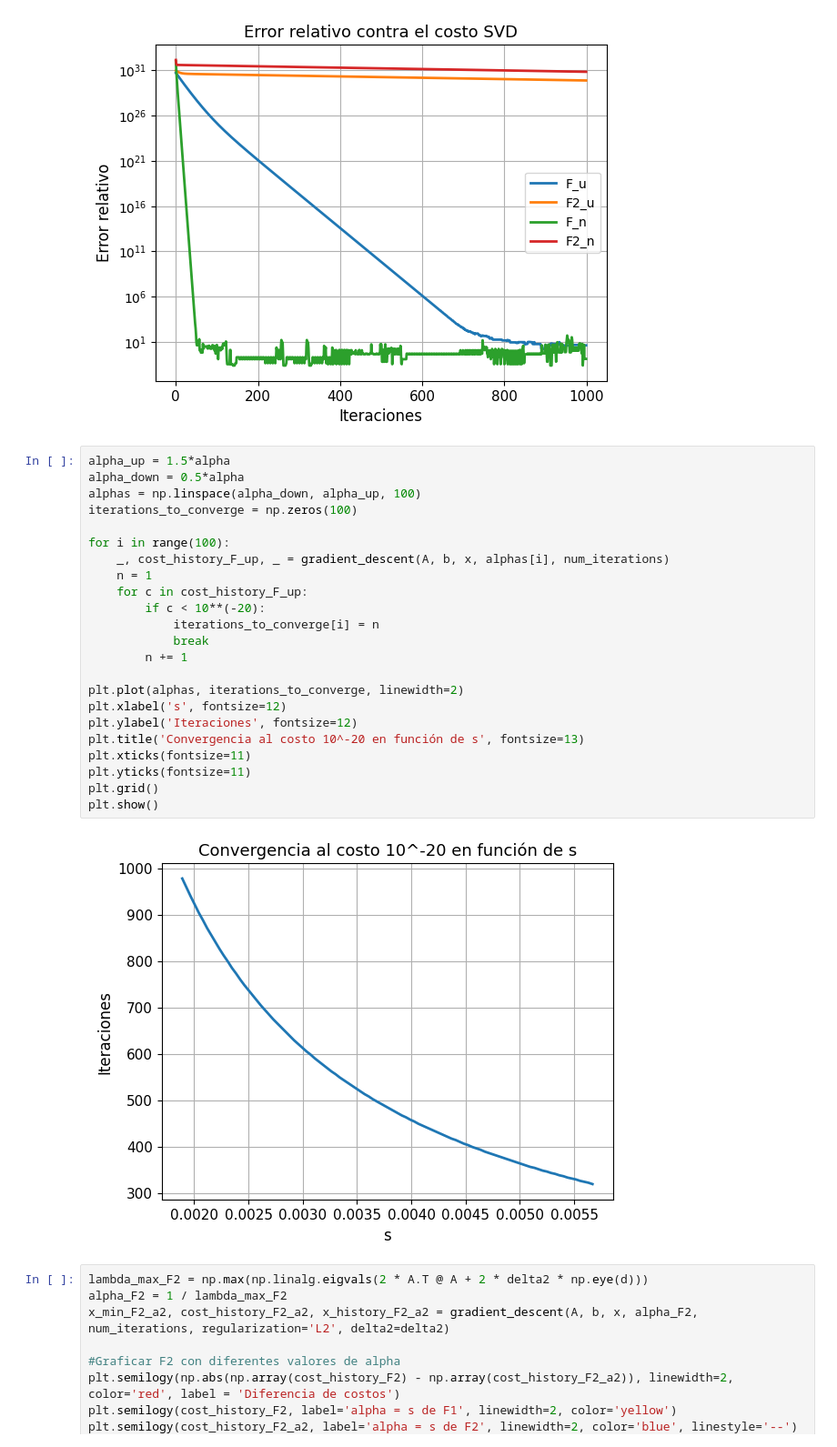
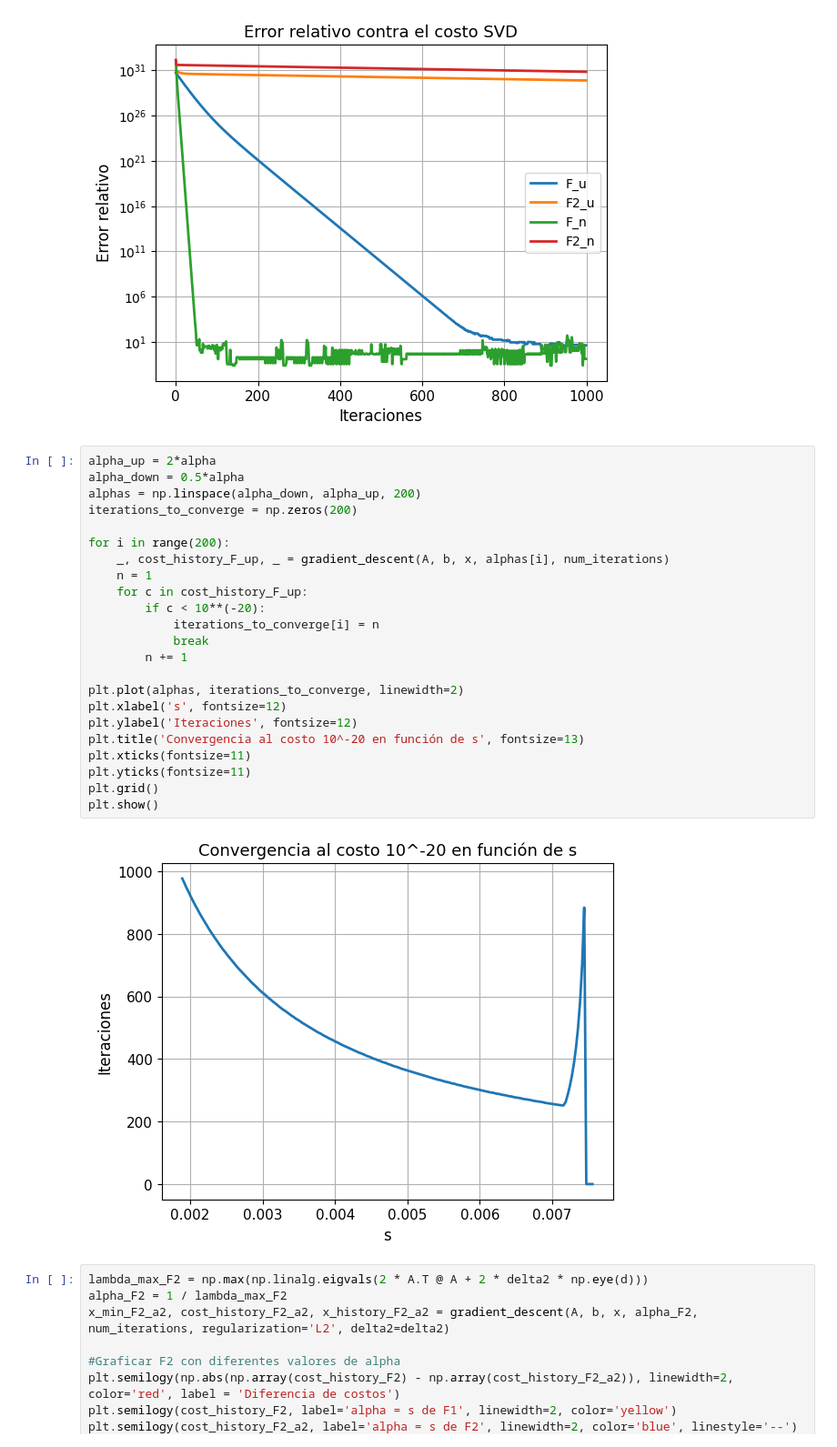
Before and after one commit to BrunoDC-dev/Metodos-numericos-2, a Jupyter notebook: TP4/t1.ipynb, the cells around one changed output. Shown at 91% size. Saved outputs shown, nothing was run; the diff lists cells and outputs as text.

```diff
--- a/TP4/t1.ipynb
+++ b/TP4/t1.ipynb
@@ -179,30 +179,30 @@ plt.show()
 # %% [output]
 [figure]
 # %%
-alpha_up = 1.5*alpha
+alpha_up = 2*alpha
 alpha_down = 0.5*alpha
-alphas = np.linspace(alpha_down, alpha_up, 100)
-iterations_to_converge = np.zeros(100)
+alphas = np.linspace(alpha_down, alpha_up, 200)
+iterations_to_converge = np.zeros(200)
 
-for i in range(100):
+for i in range(200):
     _, cost_history_F_up, _ = gradient_descent(A, b, x, alphas[i], num_iterations)
     n = 1
     for c in cost_history_F_up:
         if c < 10**(-20):
             iterations_to_converge[i] = n
             break
         n += 1
 
 plt.plot(alphas, iterations_to_converge, linewidth=2)
 plt.xlabel('s', fontsize=12)
 plt.ylabel('Iteraciones', fontsize=12)
 plt.title('Convergencia al costo 10^-20 en función de s', fontsize=13)
 plt.xticks(fontsize=11)
 plt.yticks(fontsize=11)
 plt.grid()
 plt.show()
 # %% [output]
-[figure, old version]
+[figure, new version]
 # %%
 lambda_max_F2 = np.max(np.linalg.eigvals(2 * A.T @ A + 2 * delta2 * np.eye(d)))
 alpha_F2 = 1 / lambda_max_F2
```
Also changed, not shown: 1 other file.
